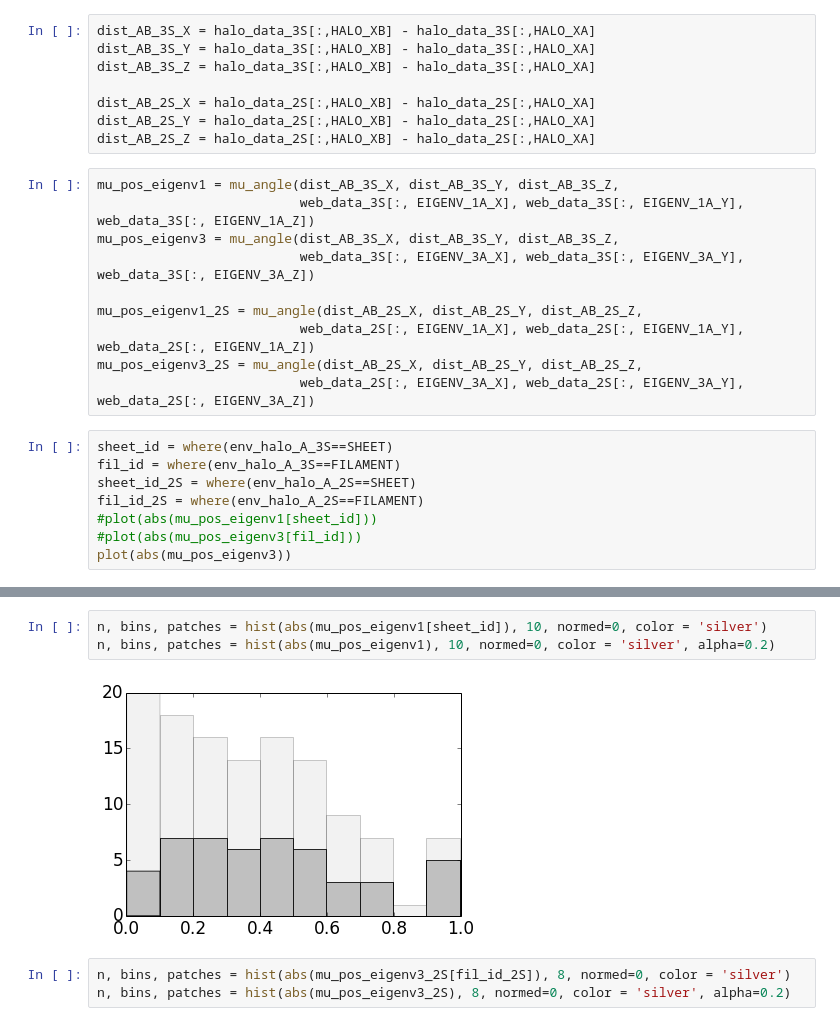
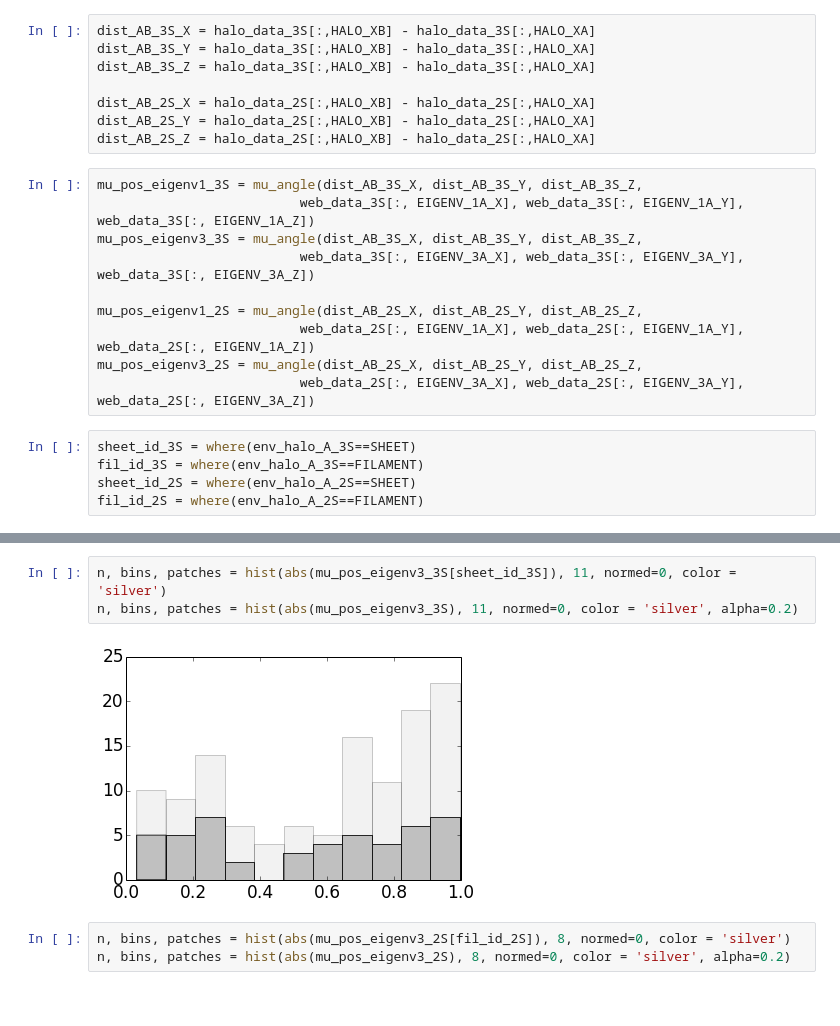
Before and after one commit to forero/LGEnvironment, a Jupyter notebook: code/AnalyzeData.ipynb, the cells around one changed output, grey strips where cells are left out. Saved outputs shown, nothing was run; the diff lists cells and outputs as text.

```diff
--- a/code/AnalyzeData.ipynb
+++ b/code/AnalyzeData.ipynb
@@ -172,9 +176,9 @@ dist_AB_2S_X = halo_data_2S[:,HALO_XB] - halo_data_2S[:,HALO_XA]
 dist_AB_2S_Y = halo_data_2S[:,HALO_XB] - halo_data_2S[:,HALO_XA]
 dist_AB_2S_Z = halo_data_2S[:,HALO_XB] - halo_data_2S[:,HALO_XA]
 # %%
-mu_pos_eigenv1 = mu_angle(dist_AB_3S_X, dist_AB_3S_Y, dist_AB_3S_Z,
+mu_pos_eigenv1_3S = mu_angle(dist_AB_3S_X, dist_AB_3S_Y, dist_AB_3S_Z,
                           web_data_3S[:, EIGENV_1A_X], web_data_3S[:, EIGENV_1A_Y], web_data_3S[:, EIGENV_1A_Z])
-mu_pos_eigenv3 = mu_angle(dist_AB_3S_X, dist_AB_3S_Y, dist_AB_3S_Z,
+mu_pos_eigenv3_3S = mu_angle(dist_AB_3S_X, dist_AB_3S_Y, dist_AB_3S_Z,
                           web_data_3S[:, EIGENV_3A_X], web_data_3S[:, EIGENV_3A_Y], web_data_3S[:, EIGENV_3A_Z])
 
 mu_pos_eigenv1_2S = mu_angle(dist_AB_2S_X, dist_AB_2S_Y, dist_AB_2S_Z,
@@ -182,10 +186,7 @@ mu_pos_eigenv1_2S = mu_angle(dist_AB_2S_X, dist_AB_2S_Y, dist_AB_2S_Z,
 mu_pos_eigenv3_2S = mu_angle(dist_AB_2S_X, dist_AB_2S_Y, dist_AB_2S_Z,
                           web_data_2S[:, EIGENV_3A_X], web_data_2S[:, EIGENV_3A_Y], web_data_2S[:, EIGENV_3A_Z])
 # %%
-sheet_id = where(env_halo_A_3S==SHEET)
-fil_id = where(env_halo_A_3S==FILAMENT)
+sheet_id_3S = where(env_halo_A_3S==SHEET)
+fil_id_3S = where(env_halo_A_3S==FILAMENT)
 sheet_id_2S = where(env_halo_A_2S==SHEET)
 fil_id_2S = where(env_halo_A_2S==FILAMENT)
-#plot(abs(mu_pos_eigenv1[sheet_id]))
-#plot(abs(mu_pos_eigenv3[fil_id]))
-plot(abs(mu_pos_eigenv3))
@@ -287,8 +277,8 @@ scatter(norm_delta_3S[fil_id], abs(mu_pos_eigenv3[fil_id]))
 # %%
-n, bins, patches = hist(abs(mu_pos_eigenv1[sheet_id]), 10, normed=0, color = 'silver')
-n, bins, patches = hist(abs(mu_pos_eigenv1), 10, normed=0, color = 'silver', alpha=0.2)
+n, bins, patches = hist(abs(mu_pos_eigenv3_3S[sheet_id_3S]), 11, normed=0, color = 'silver')
+n, bins, patches = hist(abs(mu_pos_eigenv3_3S), 11, normed=0, color = 'silver', alpha=0.2)
 # %% [output]
-[figure, old version]
+[figure, new version]
 # %%
 n, bins, patches = hist(abs(mu_pos_eigenv3_2S[fil_id_2S]), 8, normed=0, color = 'silver')
 n, bins, patches = hist(abs(mu_pos_eigenv3_2S), 8, normed=0, color = 'silver', alpha=0.2)
```
Also changed, not shown: parts of 13 cells of this notebook.
